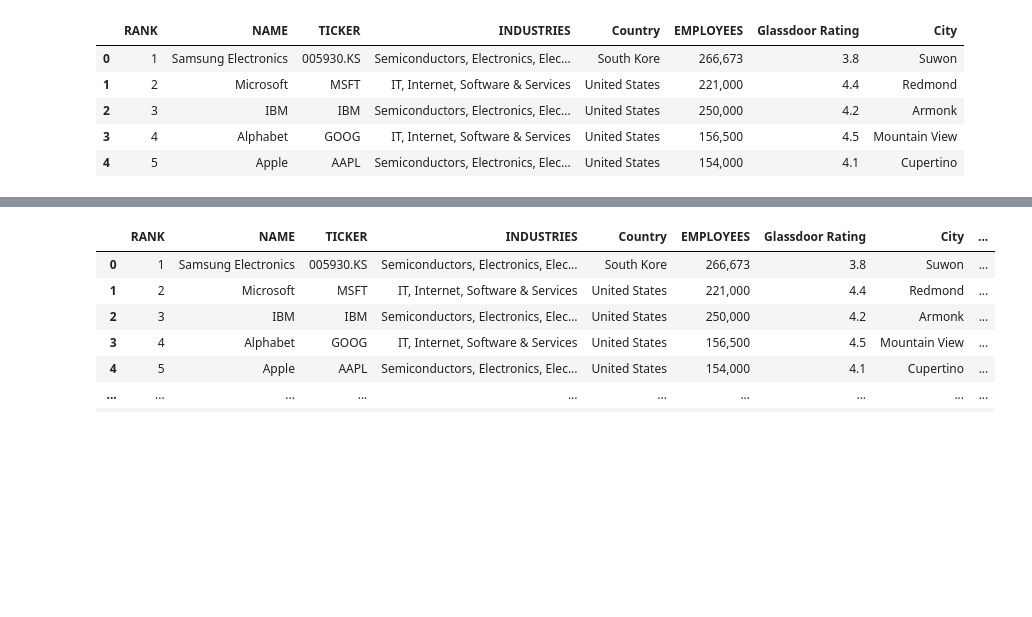
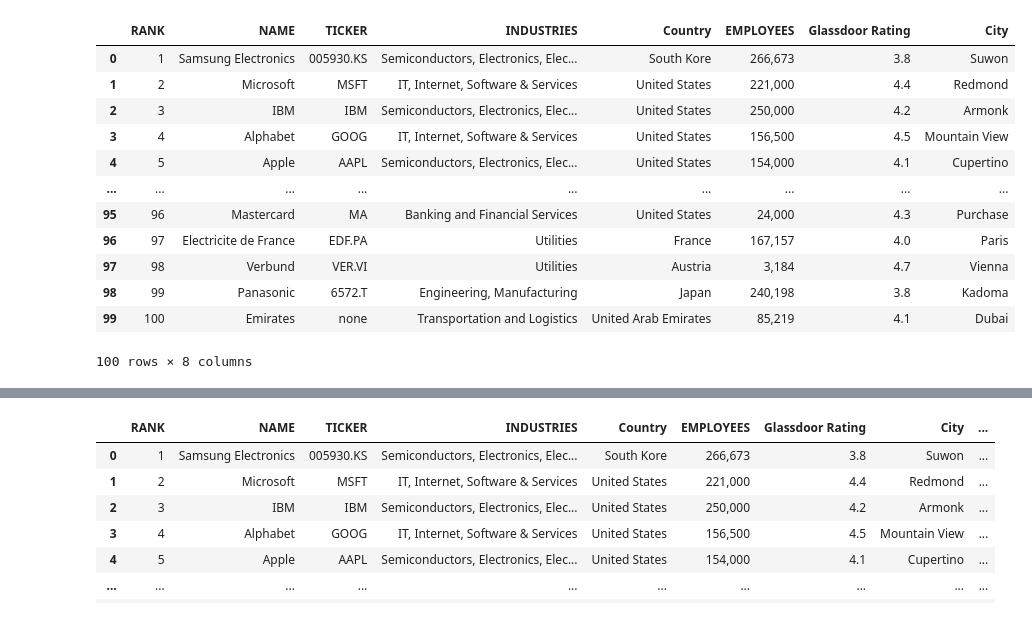
Before and after one commit to timonx11/Project-1-Demonstrasion-Group6, a Jupyter notebook: starter_code/Financial_data_section2.ipynb, the cells around one changed output, grey strips where cells are left out. Saved outputs shown, nothing was run; the diff lists cells and outputs as text; code cells hidden in the pictures; blank space fills up the shorter version.

```diff
--- a/starter_code/Financial_data_section2.ipynb
+++ b/starter_code/Financial_data_section2.ipynb
@@ -10,14 +10,21 @@ import seaborn as sns
 filename = "resources/employers_clean.csv"
 employers_df=pd.read_csv(filename)
 # %%
-employers_df.head()
+employers_df
 # %% [output]
 |  | RANK | NAME | TICKER | INDUSTRIES | Country | EMPLOYEES | Glassdoor Rating | City |
 | 0 | 1 | Samsung Electronics | 005930.KS | Semiconductors, Electronics, Elec... | South Kore | 266,673 | 3.8 | Suwon |
 | 1 | 2 | Microsoft | MSFT | IT, Internet, Software & Services | United States | 221,000 | 4.4 | Redmond |
 | 2 | 3 | IBM | IBM | Semiconductors, Electronics, Elec... | United States | 250,000 | 4.2 | Armonk |
 | 3 | 4 | Alphabet | GOOG | IT, Internet, Software & Services | United States | 156,500 | 4.5 | Mountain View |
 | 4 | 5 | Apple | AAPL | Semiconductors, Electronics, Elec... | United States | 154,000 | 4.1 | Cupertino |
+| ... | ... | ... | ... | ... | ... | ... | ... | ... |
+| 95 | 96 | Mastercard | MA | Banking and Financial Services | United States | 24,000 | 4.3 | Purchase |
+| 96 | 97 | Electricite de France | EDF.PA | Utilities | France | 167,157 | 4.0 | Paris |
+| 97 | 98 | Verbund | VER.VI | Utilities | Austria | 3,184 | 4.7 | Vienna |
+| 98 | 99 | Panasonic | 6572.T | Engineering, Manufacturing | Japan | 240,198 | 3.8 | Kadoma |
+| 99 | 100 | Emirates | none | Transportation and Logistics | United Arab Emirates | 85,219 | 4.1 | Dubai |
+100 rows × 8 columns
 # %%
 employers_reduced = employers_df[employers_df["TICKER"] != 'none'].reset_index(drop=True)
 # %%
```
Also changed, not shown: parts of 3 cells of this notebook, 1 other file.
